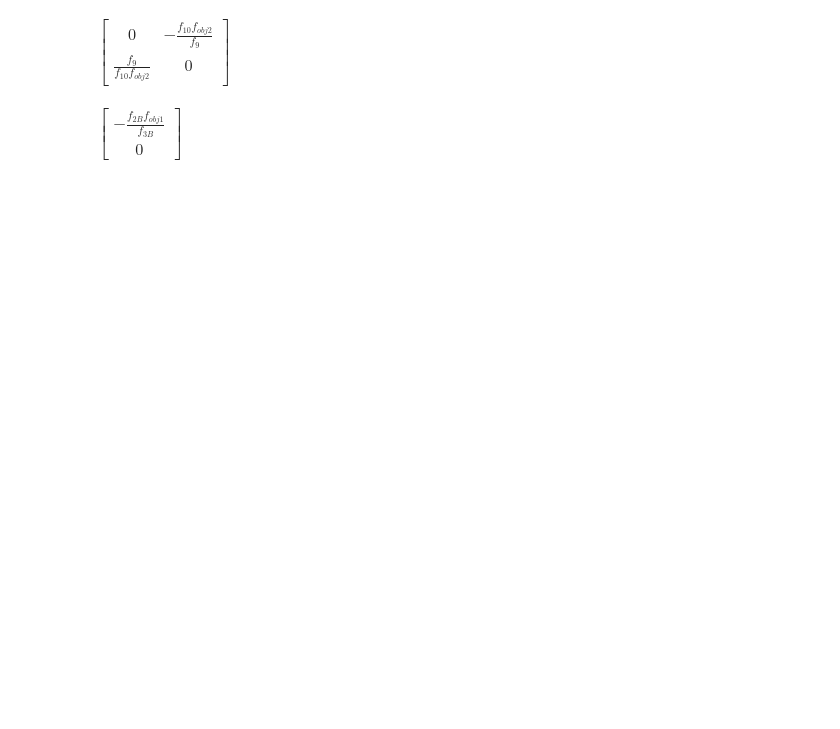
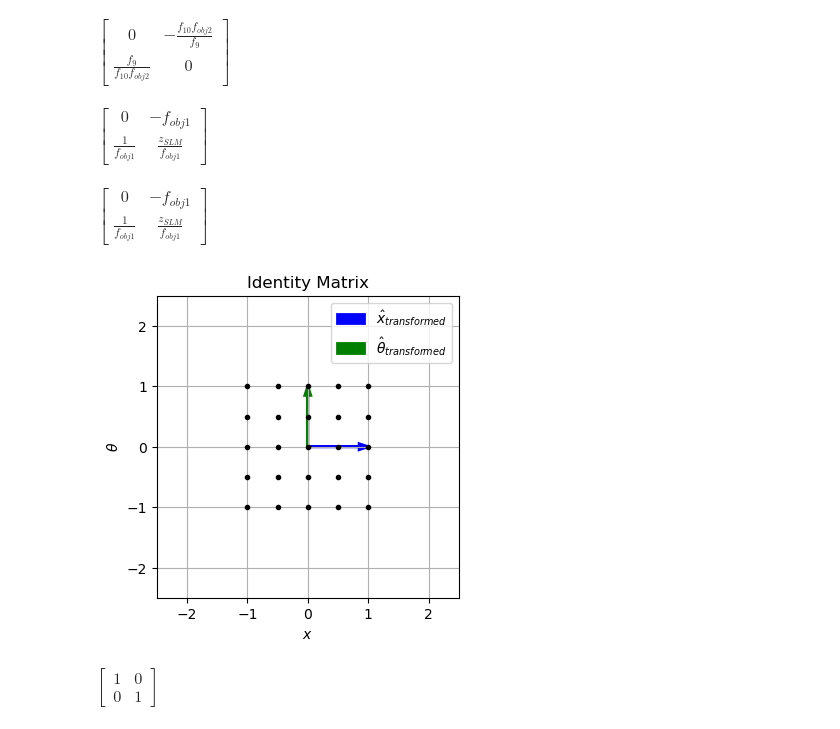
Before and after one commit to IvoVellekoop/raylearn, a Jupyter notebook: notebooks/tpm_ray_matrix.ipynb, the cells around one changed output. Cells and saved outputs as stored; diff of their text form; code cells hidden in the pictures; blank space fills up the shorter version.

Commit message:
Update tpm ray matrix notebook with shifted SLM

```diff
--- a/notebooks/tpm_ray_matrix.ipynb
+++ b/notebooks/tpm_ray_matrix.ipynb
@@ -53,4 +54,45 @@ M_SLM_to_sample = M_4f_23 * D_obj1 * Fobj1 * D_obj1
 # %%
-M_SLM_to_sample * Matrix([[0], [1]])
+M_SLM_to_sample.subs(f5, f7)
 # %% [output]
-$\displaystyle \left[\begin{matrix}- \frac{f_{2B} f_{obj1}}{f_{3B}}\\0\end{matrix}\right]$
+$\displaystyle \left[\begin{matrix}0 & - f_{obj1}\\\frac{1}{f_{obj1}} & \frac{z_{SLM}}{f_{obj1}}\end{matrix}\right]$
+# %%
+x, theta = symbols('x, theta', real=True)
+M_SLM_to_sample.subs(f5, f7)
+# %% [output]
+$\displaystyle \left[\begin{matrix}0 & - f_{obj1}\\\frac{1}{f_{obj1}} & \frac{z_{SLM}}{f_{obj1}}\end{matrix}\right]$
+# %%
+import matplotlib.pyplot as plt
+
+def plot_matrix(matrix):
+
+    fig = plt.figure(dpi=100)
+    ax = fig.gca()
+    plt.grid()
+
+    ray_in = Matrix([[-1, -1, -1, -1, -1, -0.5, -0.5, -0.5, -0.5, -0.5, 0, 0, 0, 0, 0, 0.5, 0.5, 0.5, 0.5, 0.5, 1, 1, 1, 1, 1], \
+                     [-1, -0.5, 0, 0.5, 1, -1, -0.5, 0, 0.5, 1, -1, -0.5, 0, 0.5, 1, -1, -0.5, 0, 0.5, 1, -1, -0.5, 0, 0.5, 1,]])
+    ray_out = matrix * ray_in
+    x_out = list(ray_out.row(0))
+    theta_out = list(ray_out.row(1))
+    plt.plot(x_out, theta_out, '.k')
+
+    matlist = list(N(matrix))
+    arrowprops = {'linewidth':2, 'head_width':0.1, 'length_includes_head':True}
+    plt.arrow(0, 0, float(matlist[0]), float(matlist[2]), color='blue', label='$\\hat{x}_{transformed}$', **arrowprops)
+    plt.arrow(0, 0, float(matlist[1]), float(matlist[3]), color='green', label='$\\hat{\\theta}_{transformed}$', **arrowprops)
+
+    plt.xlim([-2.5, 2.5])
+    plt.ylim([-2.5, 2.5])
+    plt.xlabel('$x$')
+    plt.ylabel('$\\theta$')
+    ax.set(aspect='equal')
+    plt.legend()
+# %%
+matrix = eye(2)
+plot_matrix(matrix)
+plt.title('Identity Matrix')
+plt.show()
+matrix
+# %% [output]
+[figure, added]
+$\displaystyle \left[\begin{matrix}1 & 0\\0 & 1\end{matrix}\right]$
```
Also changed, not shown: parts of 10 cells of this notebook.
